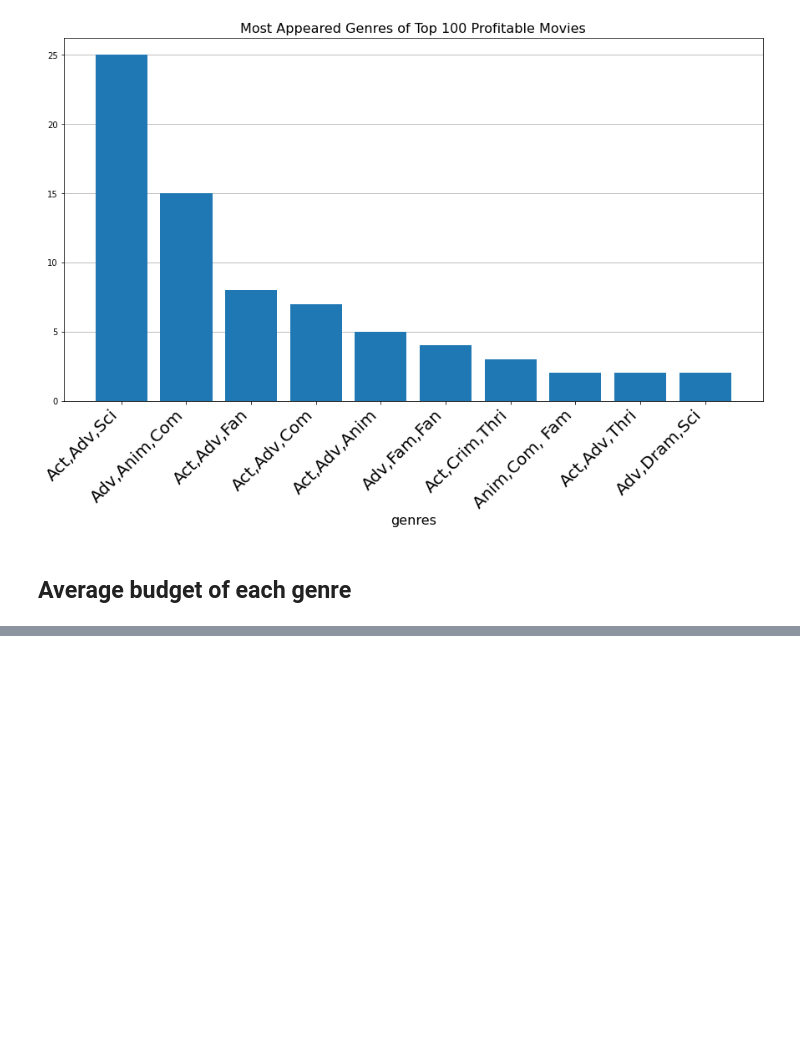
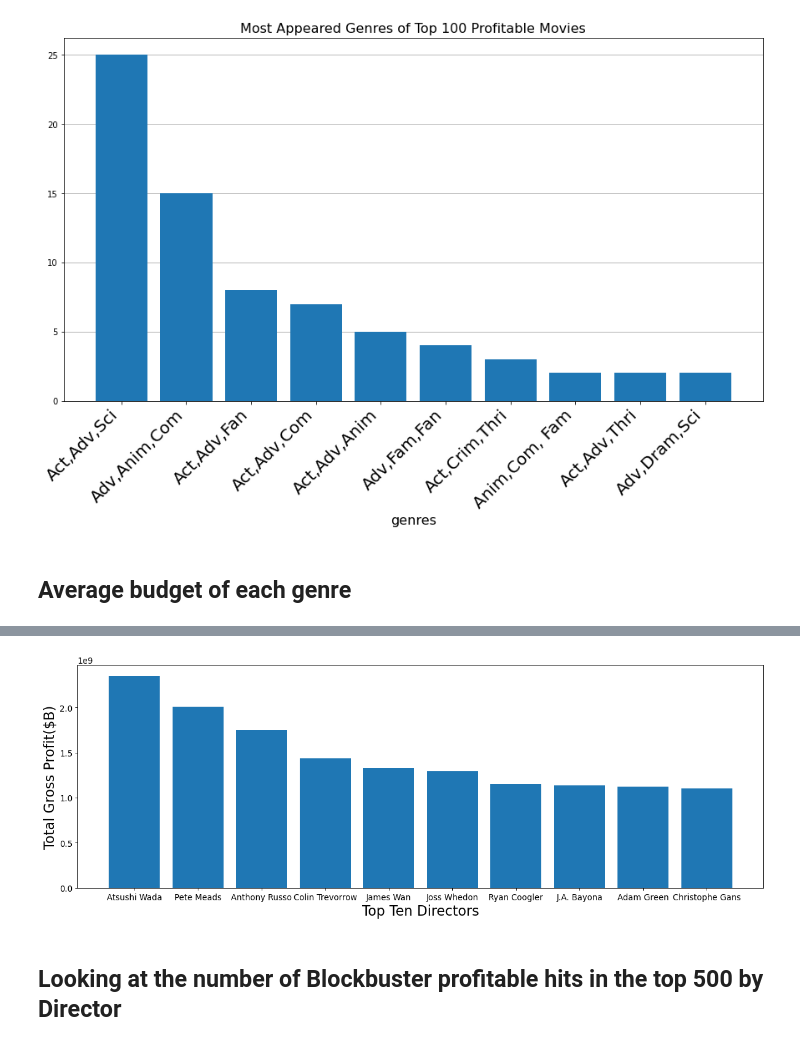
Before and after one commit to learn-co-curriculum/dsc-phase-1-project-v2-4, a Jupyter notebook: Microsoft_Movie_Anlysis.ipynb, the cells around one changed output, grey strips where cells are left out. Saved outputs shown, nothing was run; the diff lists cells and outputs as text; code cells hidden in the pictures; blank space fills up the shorter version.

```diff
--- a/Microsoft_Movie_Anlysis.ipynb
+++ b/Microsoft_Movie_Anlysis.ipynb
@@ -236,0 +430,14 @@ plt.show();
+# %%
+from matplotlib.pyplot import figure
+keys = top_profits10.keys()
+values = top_profits10.values()
+figure(figsize=(18, 6), dpi=80)
+plt.rcParams.update({'font.size': 12})
+plt.bar(keys, values)
+plt.xlabel('Top Ten Directors', fontsize=20)
+plt.ylabel('Total Gross Profit($B)', fontsize=20)
+plt.show()
+# %% [output]
+[figure, added]
+# %% [markdown]
+## Looking at the number of Blockbuster profitable hits in the top 500 by Director
```
Also changed, not shown: parts of 34 cells of this notebook.
